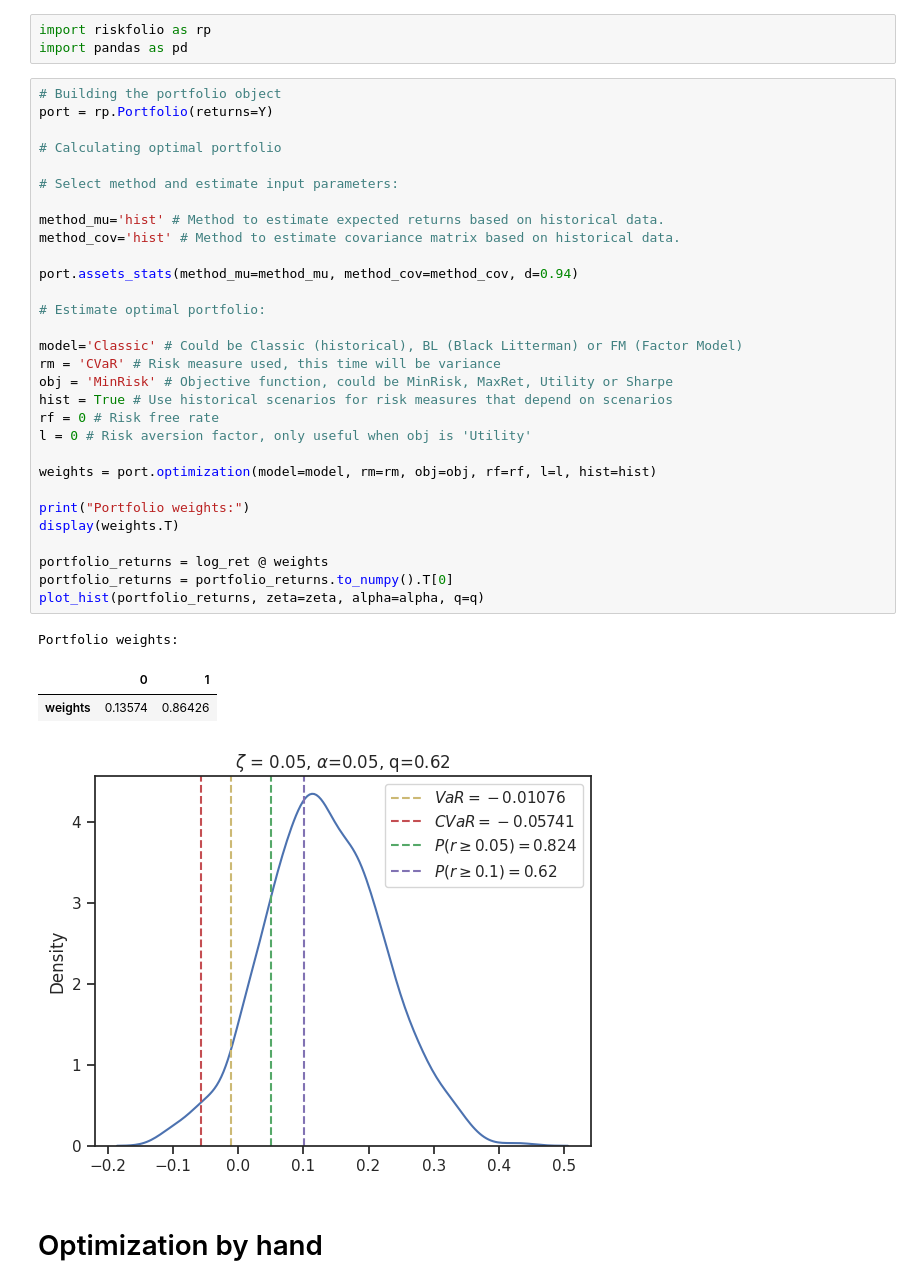
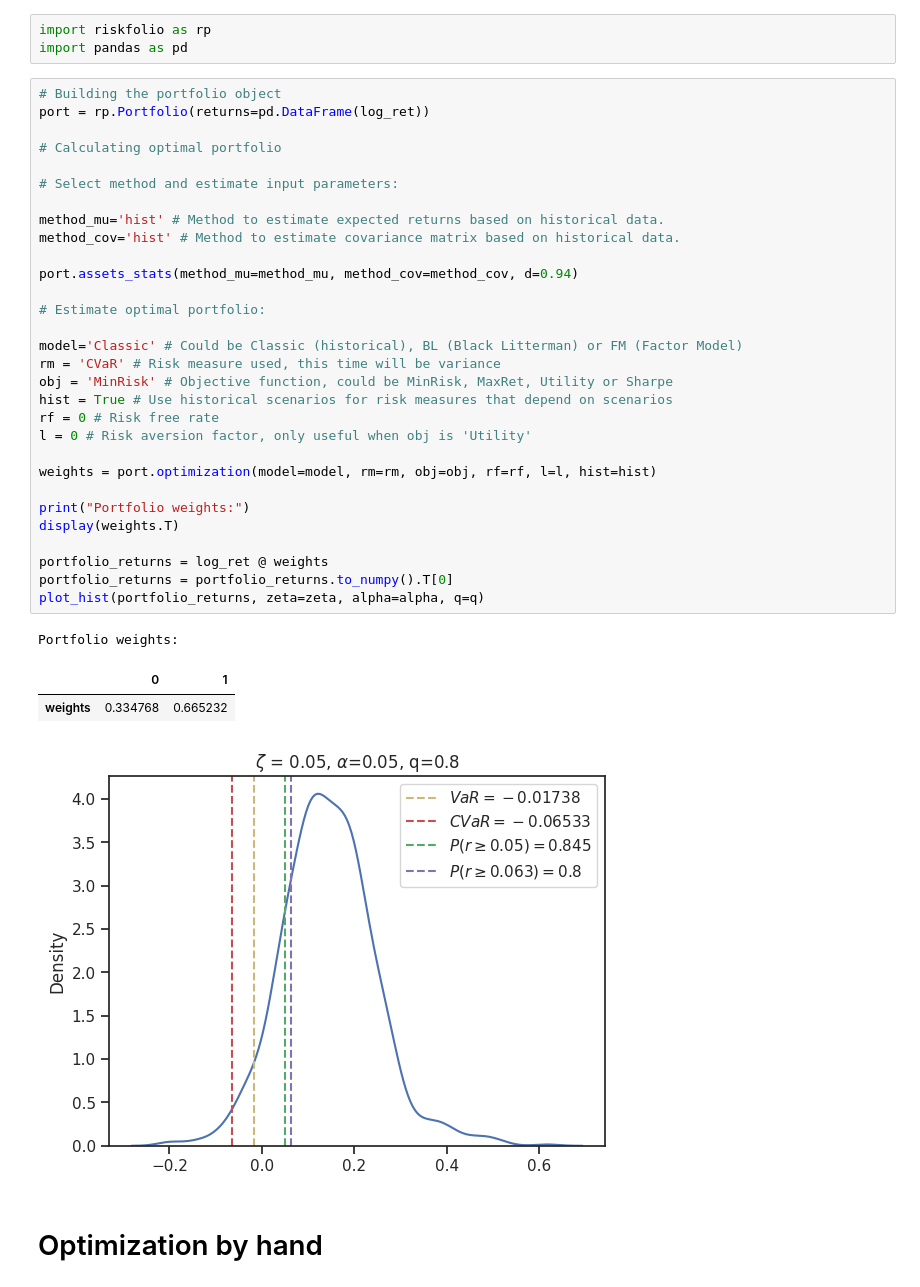
Before and after one commit to starovoitovs/defi, a Jupyter notebook: generator_cvar_soc.ipynb, the cells around one changed output. Drawn from its saved outputs; the diff is of its cells as text.

```diff
--- a/generator_cvar_soc.ipynb
+++ b/generator_cvar_soc.ipynb
@@ -185,39 +174,39 @@ import riskfolio as rp
 import pandas as pd
 # %%
 # Building the portfolio object
-port = rp.Portfolio(returns=Y)
+port = rp.Portfolio(returns=pd.DataFrame(log_ret))
 
 # Calculating optimal portfolio
 
 # Select method and estimate input parameters:
 
 method_mu='hist' # Method to estimate expected returns based on historical data.
 method_cov='hist' # Method to estimate covariance matrix based on historical data.
 
 port.assets_stats(method_mu=method_mu, method_cov=method_cov, d=0.94)
 
 # Estimate optimal portfolio:
 
 model='Classic' # Could be Classic (historical), BL (Black Litterman) or FM (Factor Model)
 rm = 'CVaR' # Risk measure used, this time will be variance
 obj = 'MinRisk' # Objective function, could be MinRisk, MaxRet, Utility or Sharpe
 hist = True # Use historical scenarios for risk measures that depend on scenarios
 rf = 0 # Risk free rate
 l = 0 # Risk aversion factor, only useful when obj is 'Utility'
 
 weights = port.optimization(model=model, rm=rm, obj=obj, rf=rf, l=l, hist=hist)
 
 print("Portfolio weights:")
 display(weights.T)
 
 portfolio_returns = log_ret @ weights
 portfolio_returns = portfolio_returns.to_numpy().T[0]
 plot_hist(portfolio_returns, zeta=zeta, alpha=alpha, q=q)
 # %% [output]
 Portfolio weights:
 |  | 0 | 1 |
-| weights | 0.13574 | 0.86426 |
+| weights | 0.334768 | 0.665232 |
-[figure, old version]
+[figure, new version]
 # %% [markdown]
 # Optimization by hand
 # %% [markdown]
```
Also changed, not shown: parts of 4 cells of this notebook.
